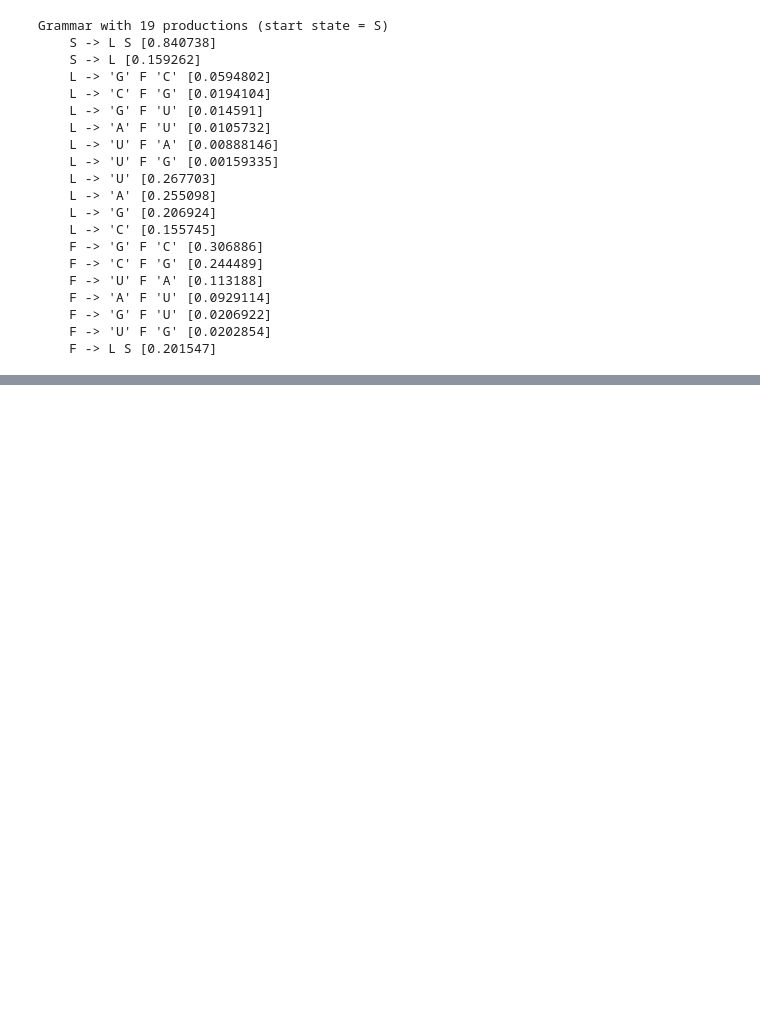
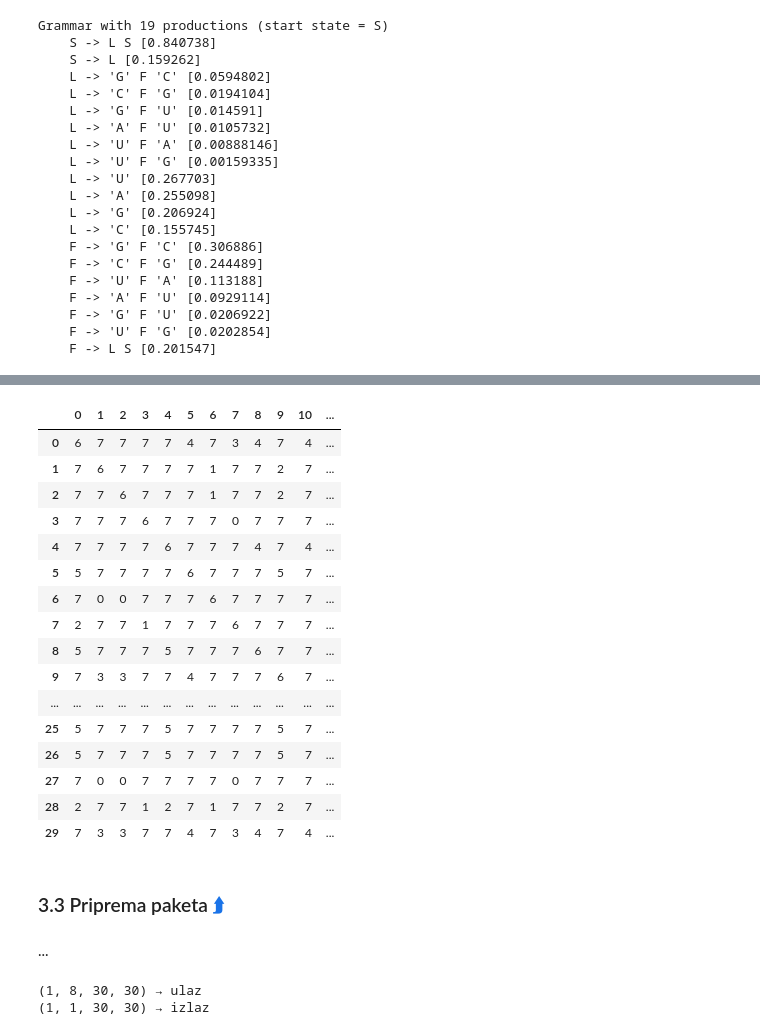
Before and after one commit to matfija/Duboka-struktura-RNK, a Jupyter notebook: sveska/Duboka_struktura_RNK.ipynb, the cells around one changed output, grey strips where cells are left out. Saved outputs shown, nothing was run; the diff lists cells and outputs as text; code cells hidden in the pictures; blank space fills up the shorter version.

```diff
--- a/sveska/Duboka_struktura_RNK.ipynb
+++ b/sveska/Duboka_struktura_RNK.ipynb
@@ -490,0 +562,3 @@ Grammar with 19 productions (start state = S)
+# %%
+# Mapiranje baza u cele brojeve
+baze = dict(zip('AUGC', range(4)))
@@ -490,0 +631,27 @@ Grammar with 19 productions (start state = S)
+# %%
+# Matrica strukture malog primera
+matrica_sekvence(primer, crtaj=True)
+# %% [output]
+|  | 0 | 1 | 2 | 3 | 4 | 5 | 6 | 7 | 8 | 9 | 10 | ... |
+| 0 | 6 | 7 | 7 | 7 | 7 | 4 | 7 | 3 | 4 | 7 | 4 | ... |
+| 1 | 7 | 6 | 7 | 7 | 7 | 7 | 1 | 7 | 7 | 2 | 7 | ... |
+| 2 | 7 | 7 | 6 | 7 | 7 | 7 | 1 | 7 | 7 | 2 | 7 | ... |
+| 3 | 7 | 7 | 7 | 6 | 7 | 7 | 7 | 0 | 7 | 7 | 7 | ... |
+| 4 | 7 | 7 | 7 | 7 | 6 | 7 | 7 | 7 | 4 | 7 | 4 | ... |
+| 5 | 5 | 7 | 7 | 7 | 7 | 6 | 7 | 7 | 7 | 5 | 7 | ... |
+| 6 | 7 | 0 | 0 | 7 | 7 | 7 | 6 | 7 | 7 | 7 | 7 | ... |
+| 7 | 2 | 7 | 7 | 1 | 7 | 7 | 7 | 6 | 7 | 7 | 7 | ... |
+| 8 | 5 | 7 | 7 | 7 | 5 | 7 | 7 | 7 | 6 | 7 | 7 | ... |
+| 9 | 7 | 3 | 3 | 7 | 7 | 4 | 7 | 7 | 7 | 6 | 7 | ... |
+| ... | ... | ... | ... | ... | ... | ... | ... | ... | ... | ... | ... | ... |
+| 25 | 5 | 7 | 7 | 7 | 5 | 7 | 7 | 7 | 7 | 5 | 7 | ... |
+| 26 | 5 | 7 | 7 | 7 | 5 | 7 | 7 | 7 | 7 | 5 | 7 | ... |
+| 27 | 7 | 0 | 0 | 7 | 7 | 7 | 7 | 0 | 7 | 7 | 7 | ... |
+| 28 | 2 | 7 | 7 | 1 | 2 | 7 | 1 | 7 | 7 | 2 | 7 | ... |
+| 29 | 7 | 3 | 3 | 7 | 7 | 4 | 7 | 3 | 4 | 7 | 4 | ... |
+# %% [markdown]
+### 3.3 Priprema paketa [⮭]<a id="par:paket"></a>
+
+[⮭]: #par:toc
+# %% [markdown]
+...
@@ -490,0 +669,12 @@ Grammar with 19 productions (start state = S)
+# %%
+# Pravljenje paketa sa malim primerom
+paket = pripremi([primer])
+
+# Dimenzije ulaza paketa sa malim primerom
+print(paket[0].shape, '→ ulaz')
+
+# Dimenzije izlaza paketa sa malim primerom
+print(paket[1].shape, '→ izlaz')
+# %% [output]
+(1, 8, 30, 30) → ulaz
+(1, 1, 30, 30) → izlaz
```
Also changed, not shown: parts of 19 cells of this notebook, 1 other file.
